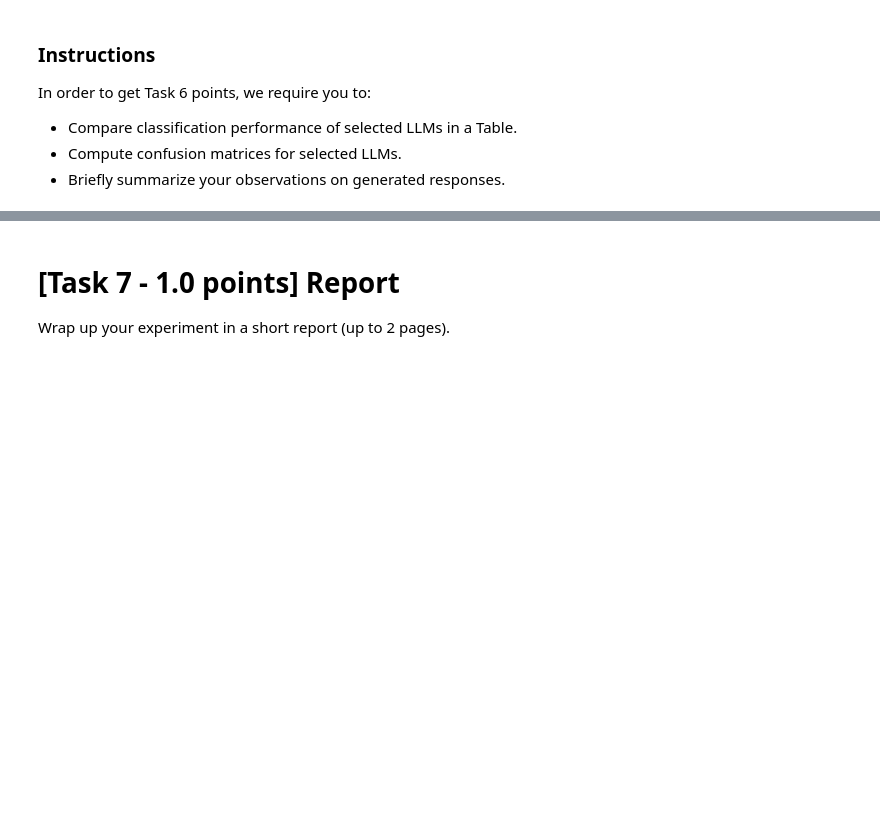
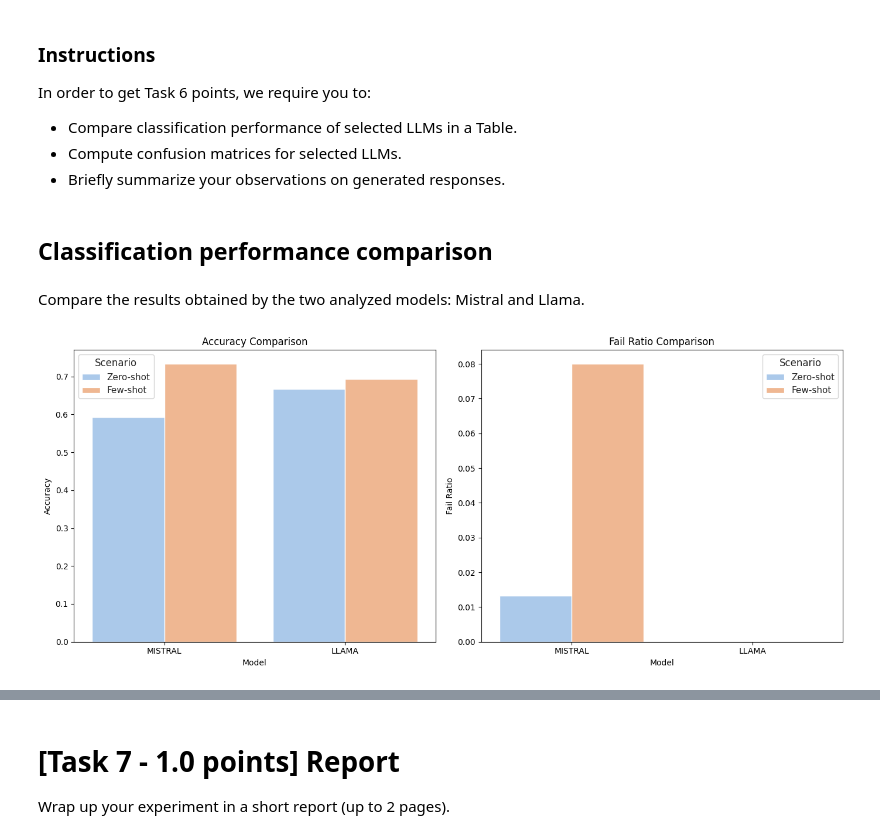
Before and after one commit to tancredibosi/nlp-assignments, a Jupyter notebook: [NLP_2425]_Assignment_2.ipynb, the cells around one changed output, grey strips where cells are left out. Cells and saved outputs as stored; diff of their text form; code cells hidden in the pictures; blank space fills up the shorter version.

```diff
--- a/[NLP_2425]_Assignment_2.ipynb
+++ b/[NLP_2425]_Assignment_2.ipynb
@@ -756,3 +767,64 @@ In order to get Task 6 points, we require you to:
 * Compare classification performance of selected LLMs in a Table.
 * Compute confusion matrices for selected LLMs.
 * Briefly summarize your observations on generated responses.
+# %% [markdown]
+## Classification performance comparison
+# %% [markdown]
+Compare the results obtained by the two analyzed models: Mistral and Llama.
+# %%
+'''
+CELLA PER NON DOVER RUNNARE TUTTO, DA TOGLIERE POI
+'''
+
+metrics_dict_zero_shot_1 = {'accuracy': 0.5933333333333334, 'fail_ratio': 0.013333333333333334}
+metrics_dict_zero_shot_2 = {'accuracy': 0.6666666666666666, 'fail_ratio': 0.00}
+
+metrics_dict_few_shot_1 = {'accuracy': 0.7333333333333333, 'fail_ratio': 0.08}
+metrics_dict_few_shot_2 = {'accuracy': 0.6933333333333334, 'fail_ratio': 0.0}
+# %%
+import matplotlib.pyplot as plt
+import seaborn as sns
+import pandas as pd
+
+def plot_llm_performance_comparison(metrics_dict_zero_shot_1, metrics_dict_zero_shot_2,
+                                     metrics_dict_few_shot_1, metrics_dict_few_shot_2, labels=["LLM1", "LLM2"]):
+    """
+    Generate performance comparison bar plots for two LLMs in zero-shot and few-shot scenarios.
+    """
+    scenarios = ["Zero-shot", "Few-shot"]
+
+    data = {
+        "Model": [labels[0], labels[1], labels[0], labels[1]],
+        "Scenario": ["Zero-shot", "Zero-shot", "Few-shot", "Few-shot"],
+        "Accuracy": [
+            metrics_dict_zero_shot_1["accuracy"], metrics_dict_zero_shot_2["accuracy"],
+            metrics_dict_few_shot_1["accuracy"], metrics_dict_few_shot_2["accuracy"]
+        ],
+        "Fail Ratio": [
+            metrics_dict_zero_shot_1["fail_ratio"], metrics_dict_zero_shot_2["fail_ratio"],
+            metrics_dict_few_shot_1["fail_ratio"], metrics_dict_few_shot_2["fail_ratio"]
+        ]
+    }
+
+    df = pd.DataFrame(data)
+
+    fig, axes = plt.subplots(1, 2, figsize=(14, 6))
+    sns.set(style="whitegrid")
+
+    for i, metric in enumerate(["Accuracy", "Fail Ratio"]):
+        sns.barplot(
+            data=df, x="Model", y=metric, hue="Scenario", ax=axes[i], palette='pastel'
+        )
+        axes[i].set_title(f"{metric} Comparison")
+        axes[i].set_ylabel(metric)
+        axes[i].set_xlabel("Model")
+        axes[i].legend(title="Scenario")
+
+    plt.tight_layout()
+    plt.show()
+
+plot_llm_performance_comparison(metrics_dict_zero_shot_1, metrics_dict_zero_shot_2,
+                                metrics_dict_few_shot_1, metrics_dict_few_shot_2,
+                                labels=['MISTRAL', 'LLAMA'])
+# %% [output]
+[figure, added]
```
Also changed, not shown: parts of 10 cells of this notebook.
